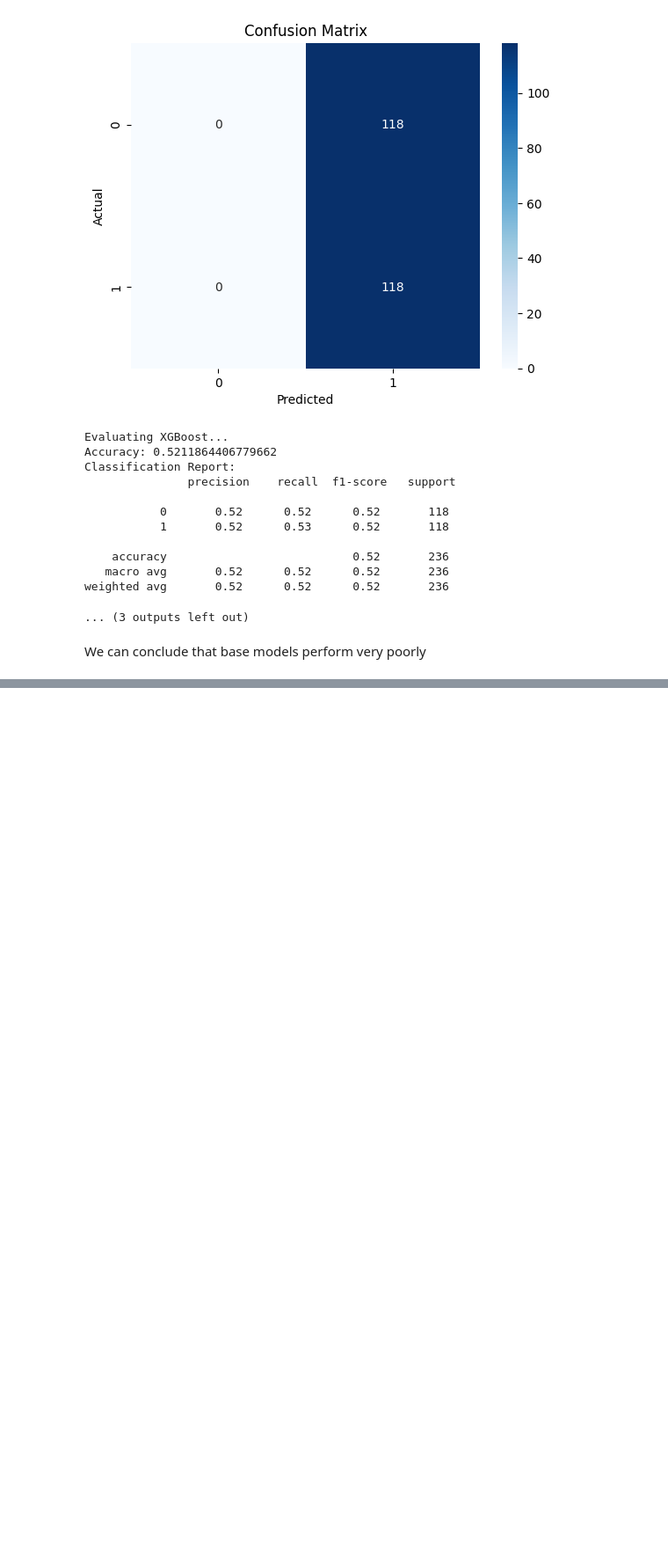
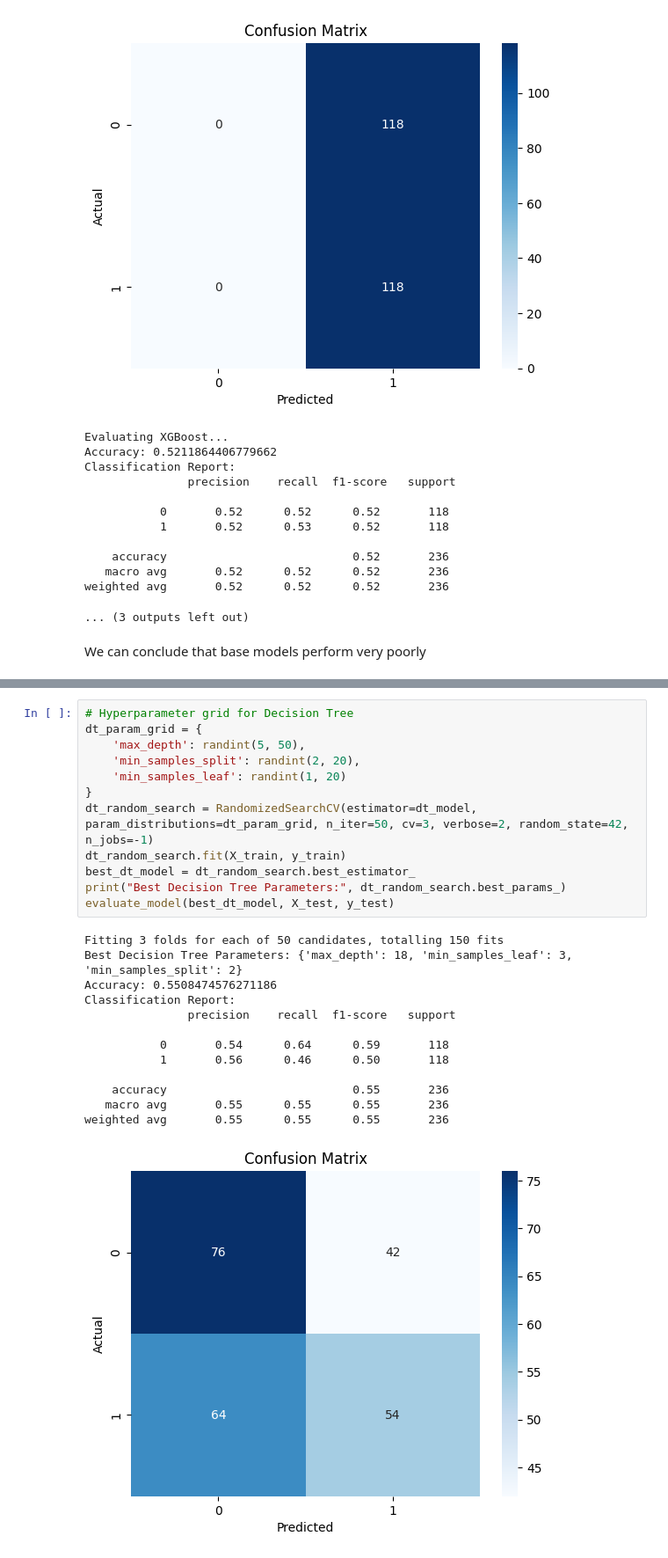
Before and after one commit to ViktorijaProjkova/AI-vs-Human-Content-Detection, a Jupyter notebook: notebooks/2_ML_training.ipynb, the cells around one changed output, grey strips where cells are left out. Shown at 88% size. Cells and saved outputs as stored; diff of their text form; blank space fills up the shorter version.

```diff
--- a/notebooks/2_ML_training.ipynb
+++ b/notebooks/2_ML_training.ipynb
@@ -180,0 +273,26 @@ We can conclude that base models perform very poorly
+# %%
+# Hyperparameter grid for Decision Tree
+dt_param_grid = {
+    'max_depth': randint(5, 50),
+    'min_samples_split': randint(2, 20),
+    'min_samples_leaf': randint(1, 20)
+}
+dt_random_search = RandomizedSearchCV(estimator=dt_model, param_distributions=dt_param_grid, n_iter=50, cv=3, verbose=2, random_state=42, n_jobs=-1)
+dt_random_search.fit(X_train, y_train)
+best_dt_model = dt_random_search.best_estimator_
+print("Best Decision Tree Parameters:", dt_random_search.best_params_)
+evaluate_model(best_dt_model, X_test, y_test)
+# %% [output]
+Fitting 3 folds for each of 50 candidates, totalling 150 fits
+Best Decision Tree Parameters: {'max_depth': 18, 'min_samples_leaf': 3, 'min_samples_split': 2}
+Accuracy: 0.5508474576271186
+Classification Report:
+               precision    recall  f1-score   support
+
+           0       0.54      0.64      0.59       118
+           1       0.56      0.46      0.50       118
+
+    accuracy                           0.55       236
+   macro avg       0.55      0.55      0.55       236
+weighted avg       0.55      0.55      0.55       236
+[figure, added]
```
Also changed, not shown: parts of 10 cells of this notebook.
